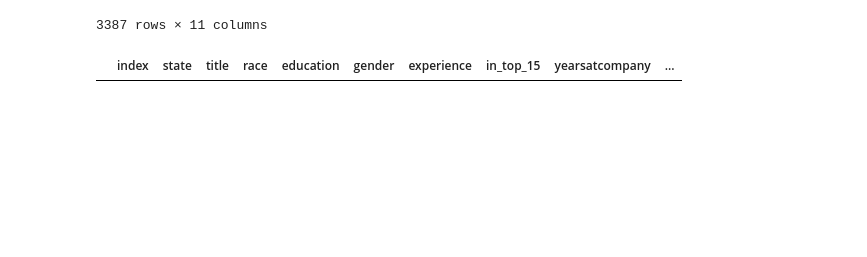
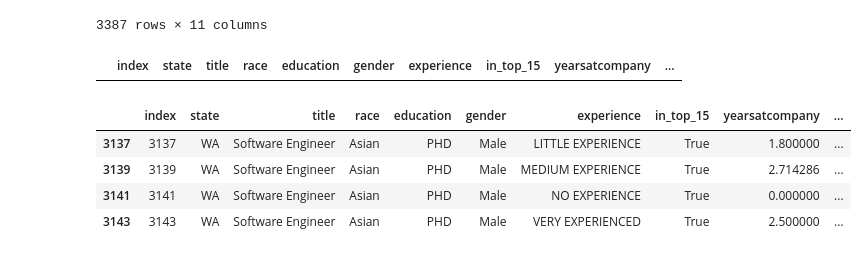
Before and after one commit to ryand0n/SC2022-BatchC-electric-pythons, a Jupyter notebook: Cassidy Cheng/predictions.ipynb, the cells around one changed output. Saved outputs shown, nothing was run; the diff lists cells and outputs as text; code cells hidden in the pictures; blank space fills up the shorter version.

```diff
--- a/Cassidy Cheng/predictions.ipynb
+++ b/Cassidy Cheng/predictions.ipynb
@@ -64,6 +72,14 @@ filler.reset_index(inplace=True)
 filler[(filler['state'] == 'CA') & (filler['title'] == 'Business Analyst') & (filler['race'] == 'Asian') & (filler['gender'] == 'Female') & (filler['in_top_15'] == True) & (filler['education'] == 'PHD')]
 # %% [output]
 |  | index | state | title | race | education | gender | experience | in_top_15 | yearsatcompany | ... |
+# %%
+filler[(filler['state'] == 'WA') & (filler['title'] == 'Software Engineer') & (filler['race'] == 'Asian') & (filler['gender'] == 'Male') & (filler['in_top_15'] == True) & (filler['education'] == 'PHD')]
+# %% [output]
+|  | index | state | title | race | education | gender | experience | in_top_15 | yearsatcompany | ... |
+| 3137 | 3137 | WA | Software Engineer | Asian | PHD | Male | LITTLE EXPERIENCE | True | 1.800000 | ... |
+| 3139 | 3139 | WA | Software Engineer | Asian | PHD | Male | MEDIUM EXPERIENCE | True | 2.714286 | ... |
+| 3141 | 3141 | WA | Software Engineer | Asian | PHD | Male | NO EXPERIENCE | True | 0.000000 | ... |
+| 3143 | 3143 | WA | Software Engineer | Asian | PHD | Male | VERY EXPERIENCED | True | 2.500000 | ... |
 # %%
 #change experience from numerical to categorical
 #no = 0 years
```
Also changed, not shown: parts of 20 cells of this notebook, 27 other files.
